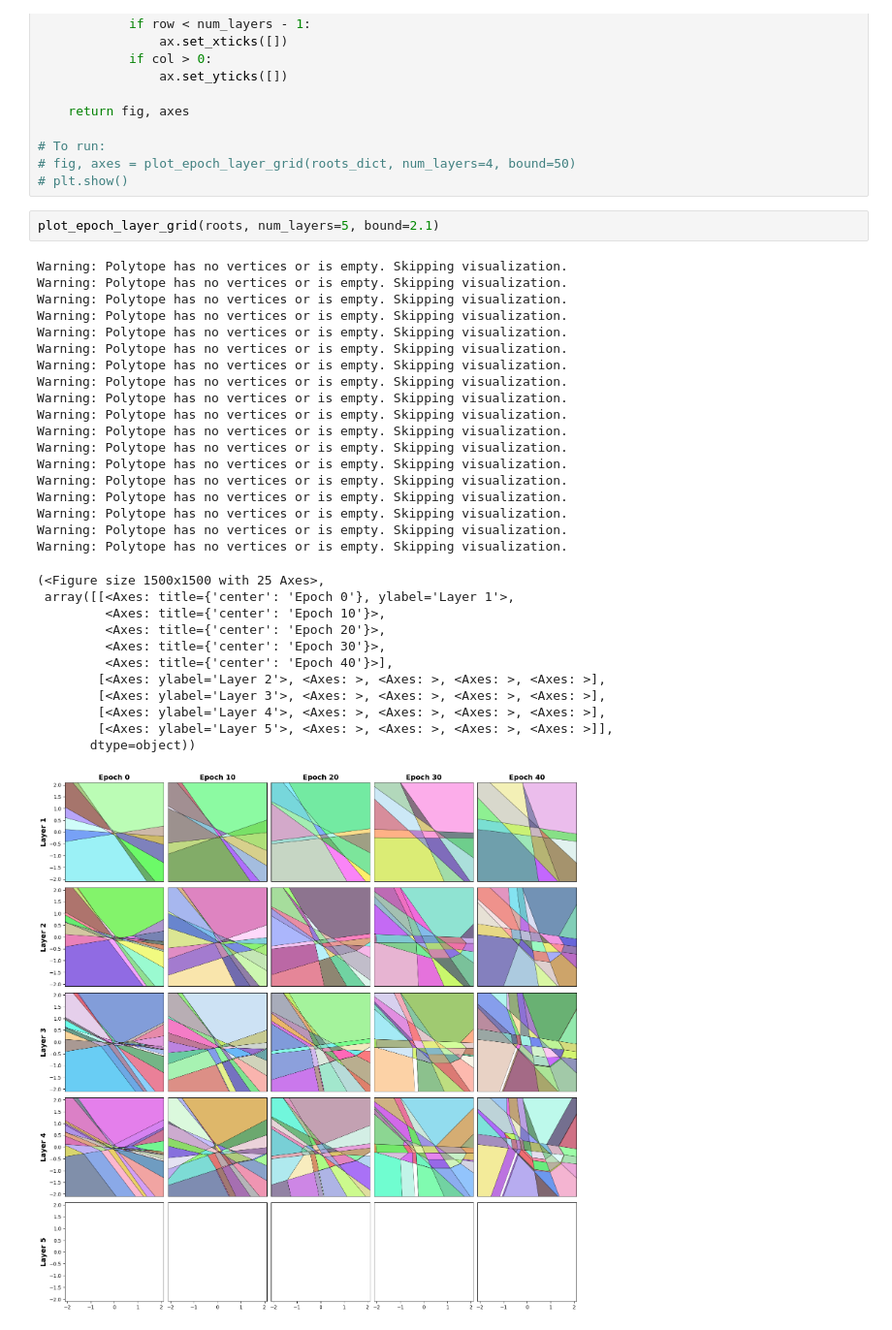
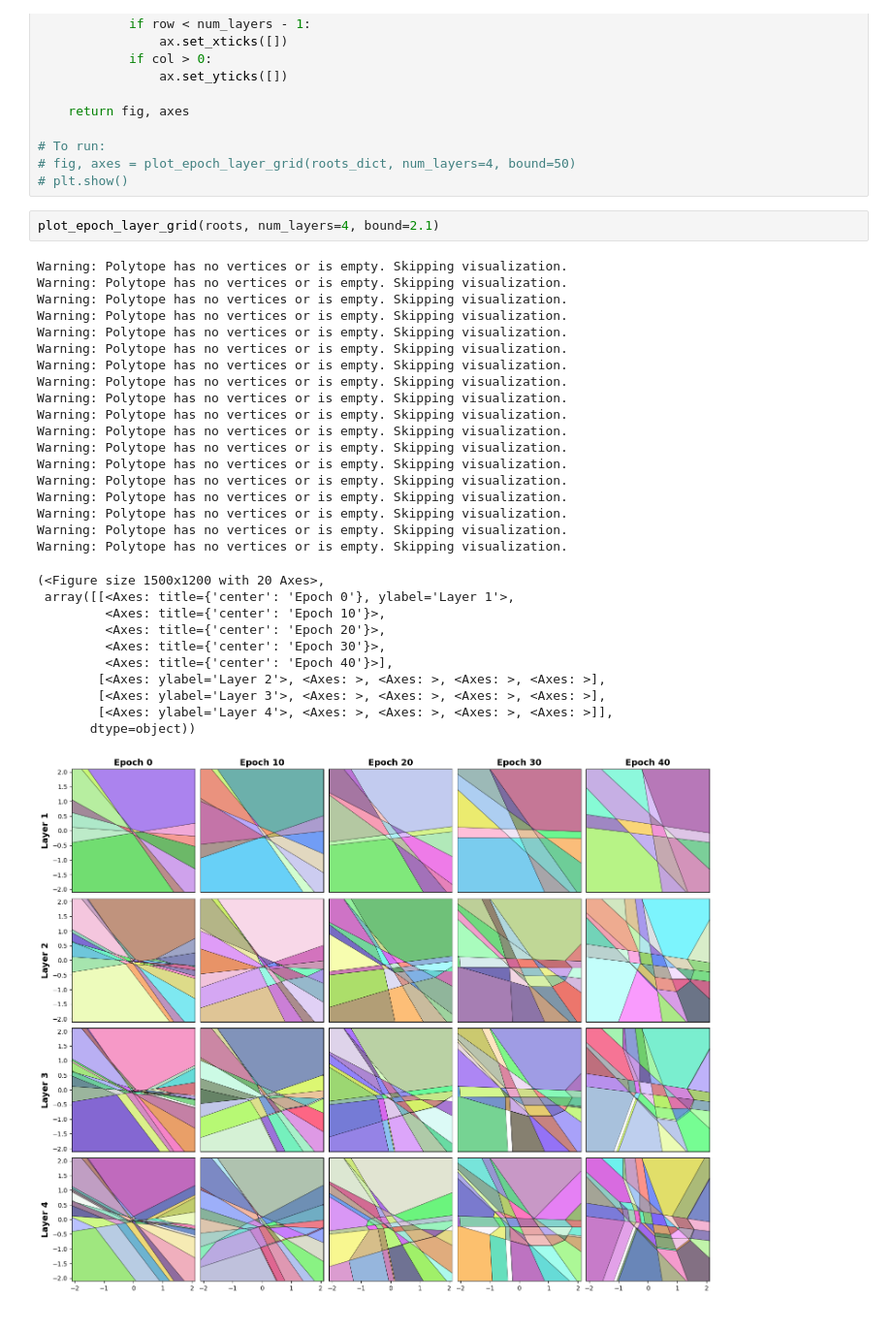
Before and after one commit to Johanmkr/WP1-Polyhedra, a Jupyter notebook: notebooks/new_tree.ipynb, the cells around one changed output. Shown at 97% size. Drawn from its saved outputs; the diff is of its cells as text.

```diff
--- a/notebooks/new_tree.ipynb
+++ b/notebooks/new_tree.ipynb
@@ -1713,35 +1713,34 @@ def plot_epoch_layer_grid(roots_dict, num_layers=4, bound=50):
 # fig, axes = plot_epoch_layer_grid(roots_dict, num_layers=4, bound=50)
 # plt.show()
 # %%
-plot_epoch_layer_grid(roots, num_layers=5, bound=2.1)
+plot_epoch_layer_grid(roots, num_layers=4, bound=2.1)
 # %% [output]
 Warning: Polytope has no vertices or is empty. Skipping visualization.
 Warning: Polytope has no vertices or is empty. Skipping visualization.
 Warning: Polytope has no vertices or is empty. Skipping visualization.
 Warning: Polytope has no vertices or is empty. Skipping visualization.
 Warning: Polytope has no vertices or is empty. Skipping visualization.
 Warning: Polytope has no vertices or is empty. Skipping visualization.
 Warning: Polytope has no vertices or is empty. Skipping visualization.
 Warning: Polytope has no vertices or is empty. Skipping visualization.
 Warning: Polytope has no vertices or is empty. Skipping visualization.
 Warning: Polytope has no vertices or is empty. Skipping visualization.
 Warning: Polytope has no vertices or is empty. Skipping visualization.
 Warning: Polytope has no vertices or is empty. Skipping visualization.
 Warning: Polytope has no vertices or is empty. Skipping visualization.
 Warning: Polytope has no vertices or is empty. Skipping visualization.
 Warning: Polytope has no vertices or is empty. Skipping visualization.
 Warning: Polytope has no vertices or is empty. Skipping visualization.
 Warning: Polytope has no vertices or is empty. Skipping visualization.
 Warning: Polytope has no vertices or is empty. Skipping visualization.
-(<Figure size 1500x1500 with 25 Axes>,
+(<Figure size 1500x1200 with 20 Axes>,
  array([[<Axes: title={'center': 'Epoch 0'}, ylabel='Layer 1'>,
          <Axes: title={'center': 'Epoch 10'}>,
          <Axes: title={'center': 'Epoch 20'}>,
          <Axes: title={'center': 'Epoch 30'}>,
          <Axes: title={'center': 'Epoch 40'}>],
         [<Axes: ylabel='Layer 2'>, <Axes: >, <Axes: >, <Axes: >, <Axes: >],
         [<Axes: ylabel='Layer 3'>, <Axes: >, <Axes: >, <Axes: >, <Axes: >],
-        [<Axes: ylabel='Layer 4'>, <Axes: >, <Axes: >, <Axes: >, <Axes: >],
-        [<Axes: ylabel='Layer 5'>, <Axes: >, <Axes: >, <Axes: >, <Axes: >]],
+        [<Axes: ylabel='Layer 4'>, <Axes: >, <Axes: >, <Axes: >, <Axes: >]],
        dtype=object))
-[figure, old version]
+[figure, new version]
```
Also changed, not shown: 1 other file.
